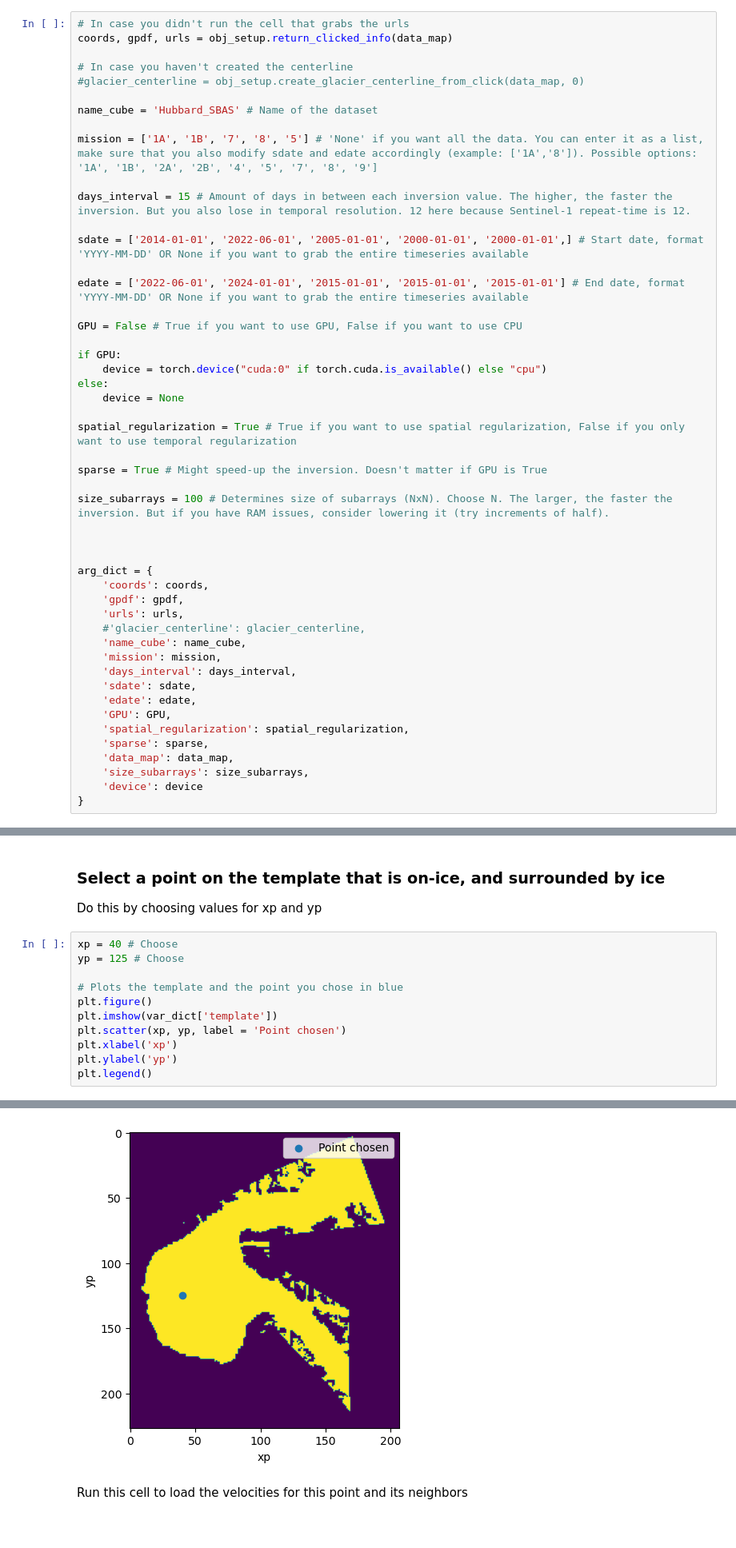
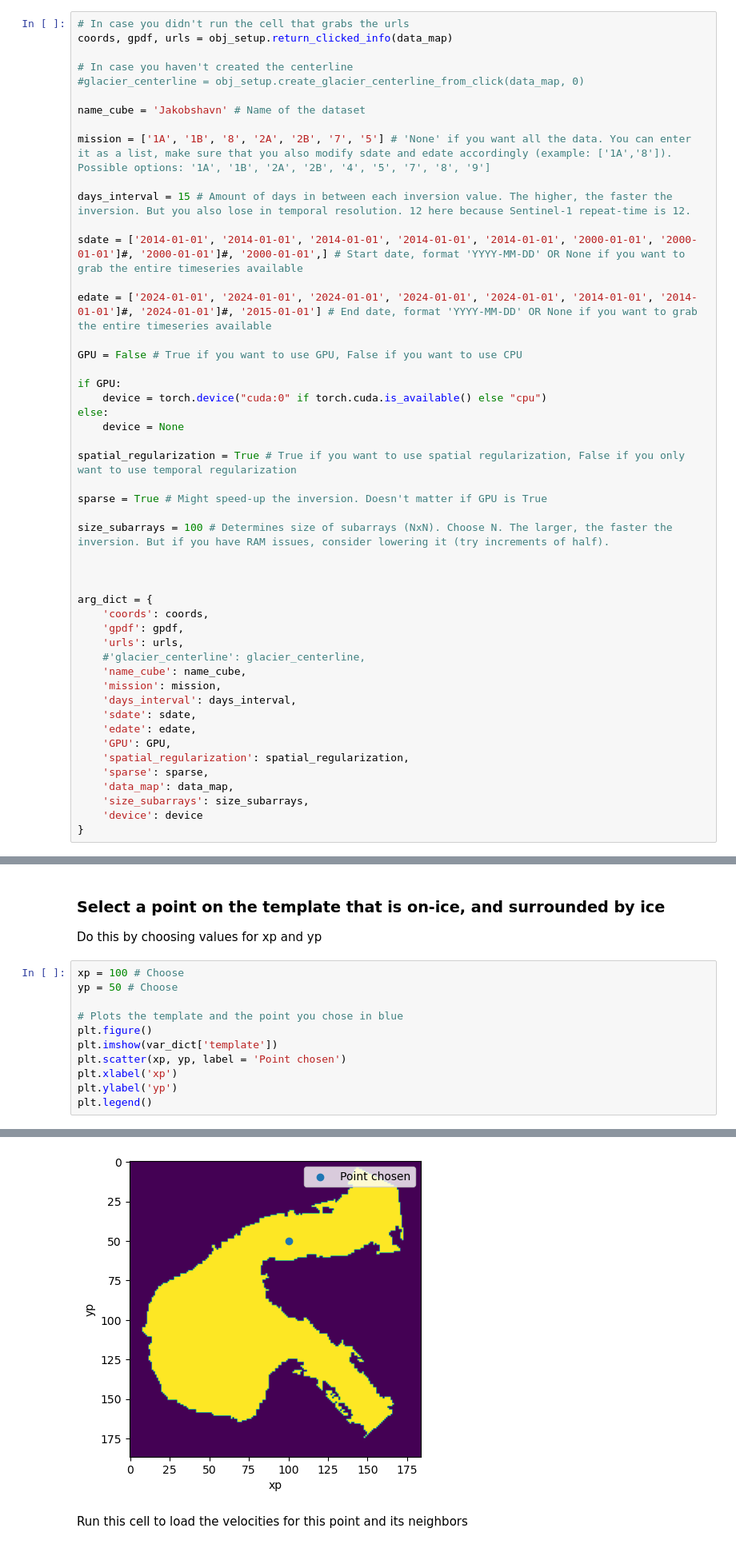
Before and after one commit to vdevauxchupin/ITS_LIVE_TOOL, a Jupyter notebook: roadmap_SBAS.ipynb, the cells around one changed output, grey strips where cells are left out. Shown: that part at 80% size. Cells and saved outputs as stored; diff of their text form.

```diff
--- a/roadmap_SBAS.ipynb
+++ b/roadmap_SBAS.ipynb
@@ -186,15 +206,15 @@ coords, gpdf, urls = obj_setup.return_clicked_info(data_map)
 # In case you haven't created the centerline
 #glacier_centerline = obj_setup.create_glacier_centerline_from_click(data_map, 0)
 
-name_cube = 'Hubbard_SBAS' # Name of the dataset
+name_cube = 'Jakobshavn' # Name of the dataset
 
-mission = ['1A', '1B', '7', '8', '5'] # 'None' if you want all the data. You can enter it as a list, make sure that you also modify sdate and edate accordingly (example: ['1A','8']). Possible options: '1A', '1B', '2A', '2B', '4', '5', '7', '8', '9']
+mission = ['1A', '1B', '8', '2A', '2B', '7', '5'] # 'None' if you want all the data. You can enter it as a list, make sure that you also modify sdate and edate accordingly (example: ['1A','8']). Possible options: '1A', '1B', '2A', '2B', '4', '5', '7', '8', '9']
 
 days_interval = 15 # Amount of days in between each inversion value. The higher, the faster the inversion. But you also lose in temporal resolution. 12 here because Sentinel-1 repeat-time is 12.
 
-sdate = ['2014-01-01', '2022-06-01', '2005-01-01', '2000-01-01', '2000-01-01',] # Start date, format 'YYYY-MM-DD' OR None if you want to grab the entire timeseries available
+sdate = ['2014-01-01', '2014-01-01', '2014-01-01', '2014-01-01', '2014-01-01', '2000-01-01', '2000-01-01']#, '2000-01-01']#, '2000-01-01',] # Start date, format 'YYYY-MM-DD' OR None if you want to grab the entire timeseries available
 
-edate = ['2022-06-01', '2024-01-01', '2015-01-01', '2015-01-01', '2015-01-01'] # End date, format 'YYYY-MM-DD' OR None if you want to grab the entire timeseries available
+edate = ['2024-01-01', '2024-01-01', '2024-01-01', '2024-01-01', '2024-01-01', '2014-01-01', '2014-01-01']#, '2024-01-01']#, '2015-01-01'] # End date, format 'YYYY-MM-DD' OR None if you want to grab the entire timeseries available
 
 GPU = False # True if you want to use GPU, False if you want to use CPU
 
@@ -254,18 +273,18 @@ Starting subdividing the area of interest......
 ### Select a point on the template that is on-ice, and surrounded by ice
 Do this by choosing values for xp and yp
 # %%
-xp = 40 # Choose
-yp = 125 # Choose
+xp = 100 # Choose
+yp = 50 # Choose
 
 # Plots the template and the point you chose in blue
 plt.figure()
 plt.imshow(var_dict['template'])
 plt.scatter(xp, yp, label = 'Point chosen')
 plt.xlabel('xp')
 plt.ylabel('yp')
 plt.legend()
 # %% [output]
 <matplotlib.legend.Legend at 0x...>
-[figure, old version]
+[figure, new version]
 # %% [markdown]
 Run this cell to load the velocities for this point and its neighbors
```
Also changed, not shown: parts of 9 cells of this notebook.
